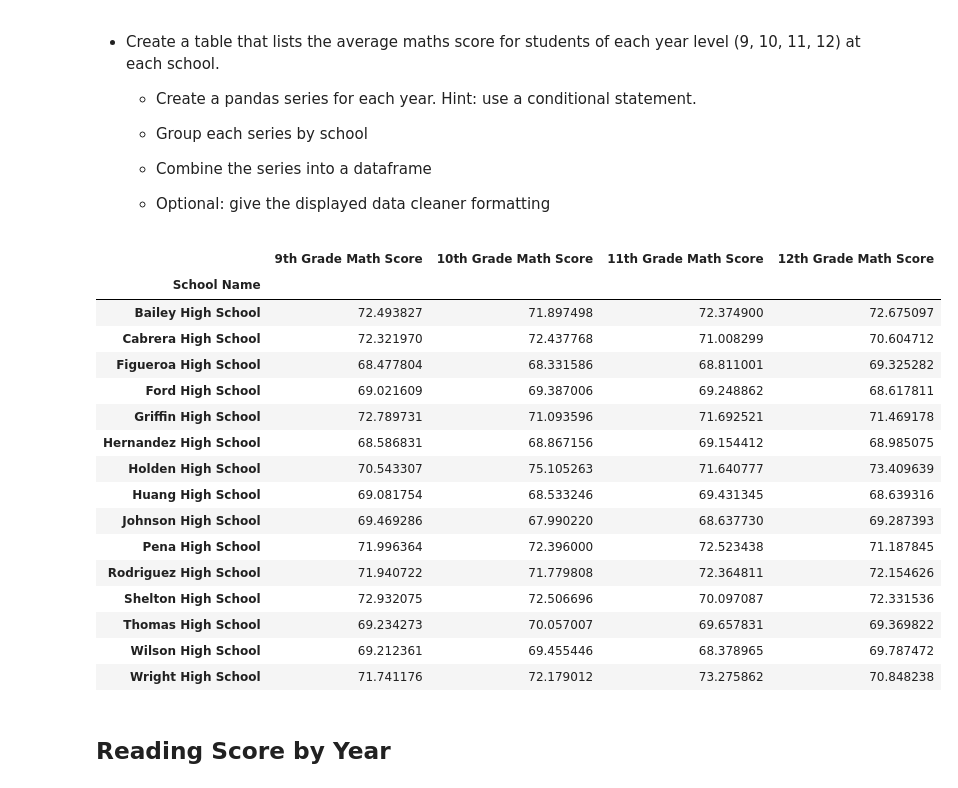
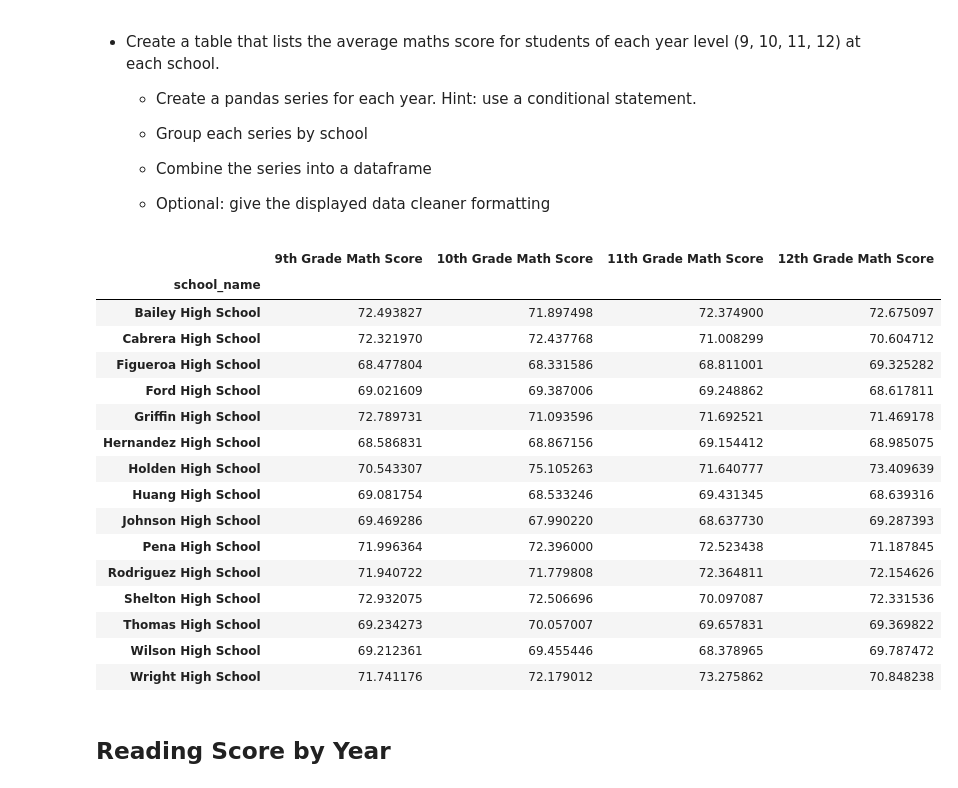
Before and after one commit to YaredHaile/pandas-challenge, a Jupyter notebook: PyCitySchools/PyCitySchools_starter.ipynb, the cells around one changed output. Drawn from its saved outputs; the diff is of its cells as text; code cells hidden in the pictures.

```diff
--- a/PyCitySchools/PyCitySchools_starter.ipynb
+++ b/PyCitySchools/PyCitySchools_starter.ipynb
@@ -224,27 +228,26 @@ bottom_performing_schools
 # %%
 # Create pandas series for each year level (math scores)
 math_scores_9th = student_data[student_data['year'] == 9].groupby('school_name')['maths_score'].mean()
 math_scores_10th = student_data[student_data['year'] == 10].groupby('school_name')['maths_score'].mean()
 math_scores_11th = student_data[student_data['year'] == 11].groupby('school_name')['maths_score'].mean()
 math_scores_12th = student_data[student_data['year'] == 12].groupby('school_name')['maths_score'].mean()
 
-# Combine the series into a DataFrame
-math_scores_by_year = pd.DataFrame({
-    'School Name': math_scores_9th.index,
+# Create a dictionary to hold the results
+math_scores_by_year = {
     '9th Grade Math Score': math_scores_9th,
     '10th Grade Math Score': math_scores_10th,
     '11th Grade Math Score': math_scores_11th,
     '12th Grade Math Score': math_scores_12th
-})
+}
 
-# Optional: Format the displayed data for cleaner formatting
-math_scores_by_year = math_scores_by_year.set_index('School Name')
+# Create a dataframe to hold a dictionary
+math_scores_by_year_df = pd.DataFrame (math_scores_by_year)
 
 # Display the DataFrame
-math_scores_by_year
+math_scores_by_year_df
 # %% [output]
 |  | 9th Grade Math Score | 10th Grade Math Score | 11th Grade Math Score | 12th Grade Math Score |
-| School Name |  |  |  |  |
+| school_name |  |  |  |  |
 | Bailey High School | 72.493827 | 71.897498 | 72.374900 | 72.675097 |
 | Cabrera High School | 72.321970 | 72.437768 | 71.008299 | 70.604712 |
 | Figueroa High School | 68.477804 | 68.331586 | 68.811001 | 69.325282 |
```
Also changed, not shown: parts of 7 cells of this notebook.
